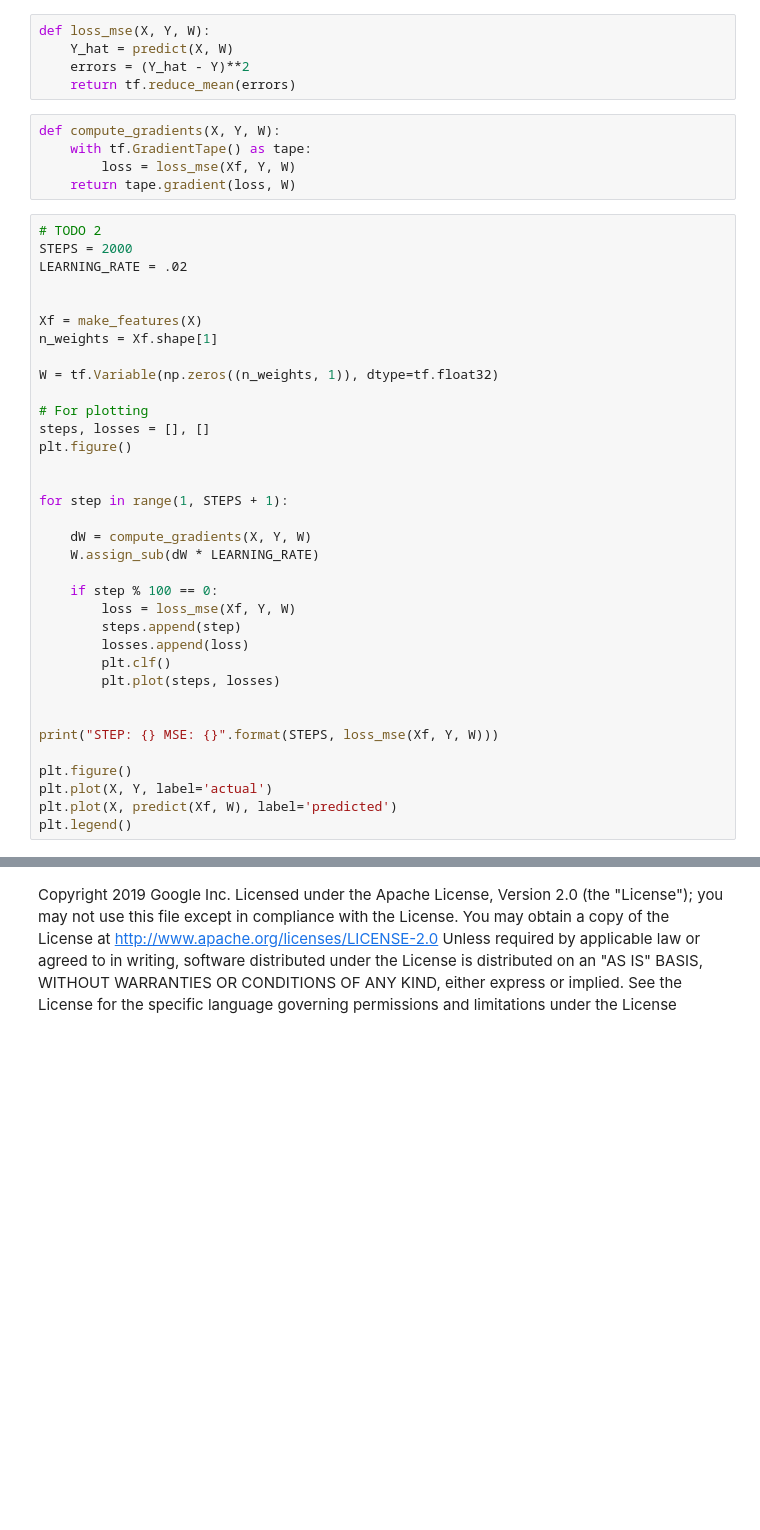
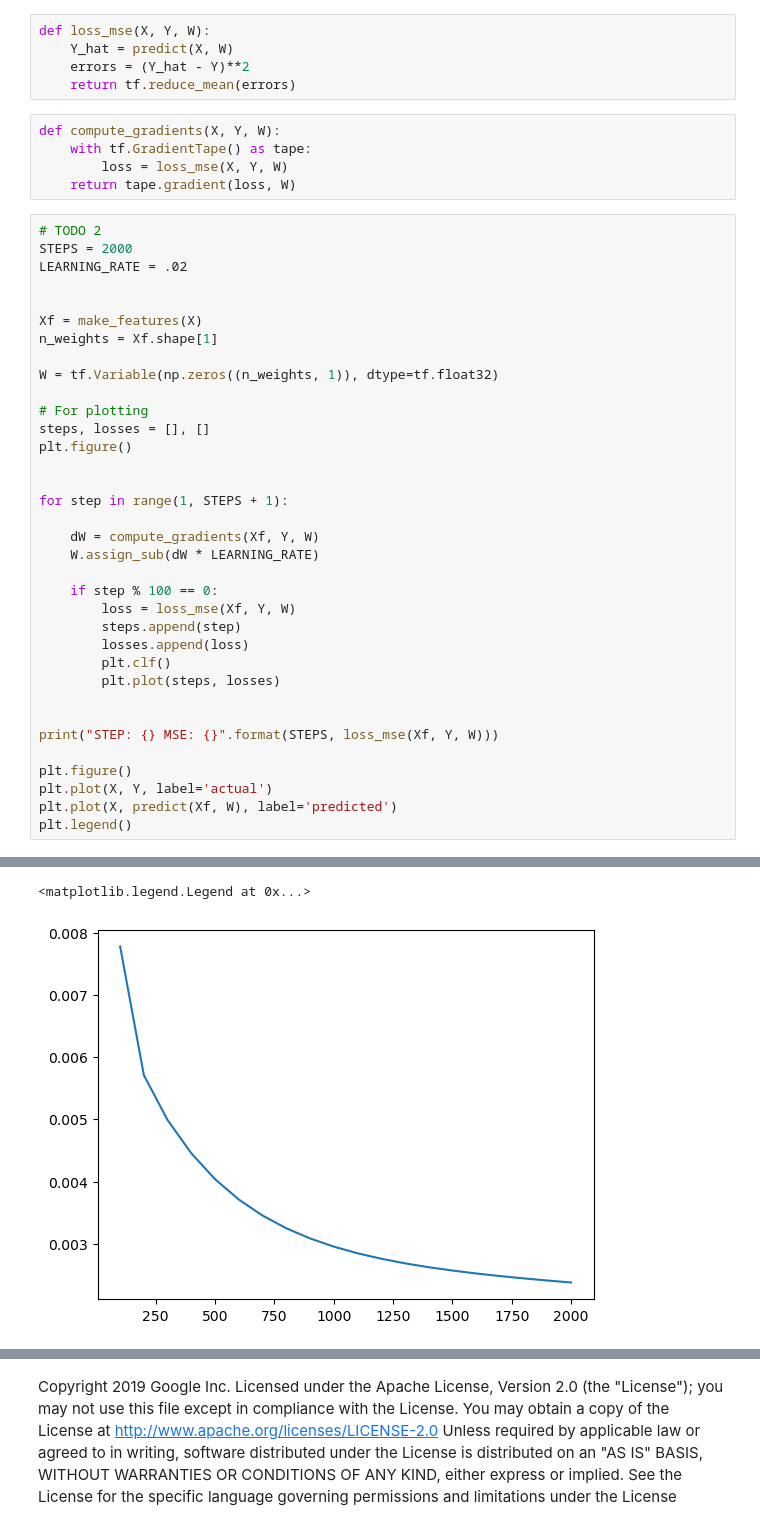
Before and after one commit to ansingh16/machine-learning, a Jupyter notebook: Google-Coursera-Finance/1_core_tensorflow.ipynb, the cells around one changed output, grey strips where cells are left out. Drawn from its saved outputs; the diff is of its cells as text; blank space fills up the shorter version.

```diff
--- a/Google-Coursera-Finance/1_core_tensorflow.ipynb
+++ b/Google-Coursera-Finance/1_core_tensorflow.ipynb
@@ -315,7 +359,7 @@ def loss_mse(X, Y, W):
 # %%
 def compute_gradients(X, Y, W):
     with tf.GradientTape() as tape:
-        loss = loss_mse(Xf, Y, W)
+        loss = loss_mse(X, Y, W)
     return tape.gradient(loss, W)
 # %%
 # TODO 2
@@ -335,7 +379,7 @@ plt.figure()
 
 for step in range(1, STEPS + 1):
 
-    dW = compute_gradients(X, Y, W)
+    dW = compute_gradients(Xf, Y, W)
     W.assign_sub(dW * LEARNING_RATE)
 
     if step % 100 == 0:
@@ -352,3 +396,4 @@ plt.figure()
 plt.plot(X, Y, label='actual')
 plt.plot(X, predict(Xf, W), label='predicted')
 plt.legend()
+# %% [output]
@@ -354,0 +401,2 @@ plt.legend()
+<matplotlib.legend.Legend at 0x...>
+[figure, added]
```
Also changed, not shown: parts of 10 cells of this notebook, 4 other files.
